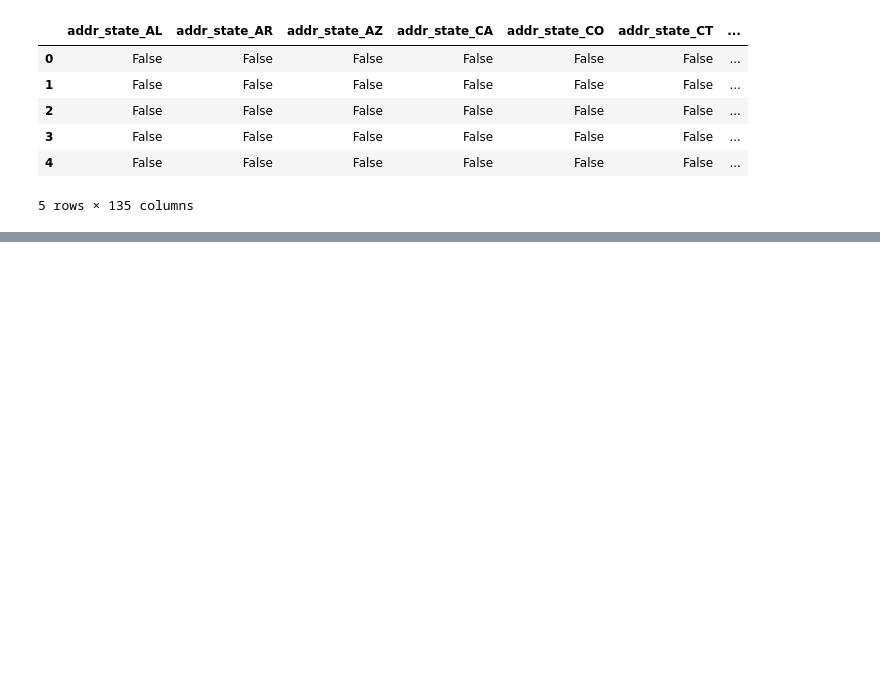
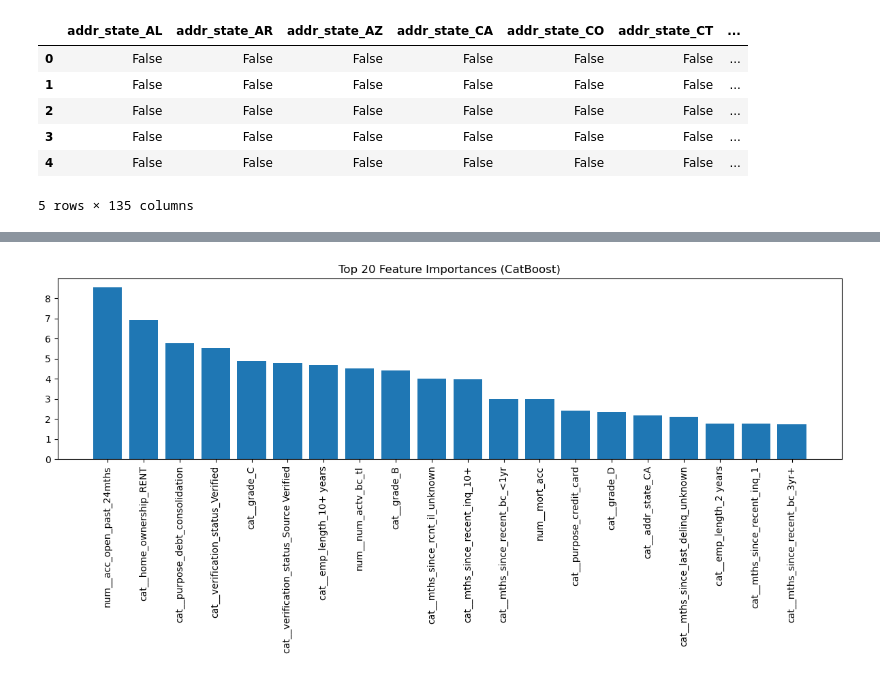
Before and after one commit to dlehdk58/lending-club-irr-prediction, a Jupyter notebook: model1/catboost.ipynb, the cells around one changed output, grey strips where cells are left out. Cells and saved outputs as stored; diff of their text form; code cells hidden in the pictures; blank space fills up the shorter version.

Commit message:
Modify: model1 - catboost

```diff
--- a/model1/catboost.ipynb
+++ b/model1/catboost.ipynb
@@ -108,3 +108,26 @@ Validation AUC : 0.7208929224979637
+# %%
+# 1. 최종 학습된 CatBoost 모델 가져오기
+final_model = pipe.named_steps['cat']
+
+# 2. 전처리된 변수 이름 가져오기
+feature_names = pipe.named_steps['prep'].get_feature_names_out()
+
+# 3. feature importance 값 가져오기
+importances = final_model.feature_importances_
+
+# 4. 중요도 순으로 정렬
+indices = np.argsort(importances)[::-1]
+
+# 5. 상위 N개 변수만 시각화
+TOP_N = 20
+plt.figure(figsize=(12, 6))
+plt.title(f"Top {TOP_N} Feature Importances (CatBoost)")
+plt.bar(range(TOP_N), importances[indices[:TOP_N]], align='center')
+plt.xticks(range(TOP_N), [feature_names[i] for i in indices[:TOP_N]], rotation=90)
+plt.tight_layout()
+plt.show()
+# %% [output]
+[figure, added]
 # %%
 def calc_sharpe_by_thresholds_stat_econ(model, X_val_model, X_val, y_val, irr_col='irr', treasury_col='treasury'):
     # X_val_model: drop_cols가 이미 적용된 DataFrame
```
Also changed, not shown: parts of 8 cells of this notebook.
